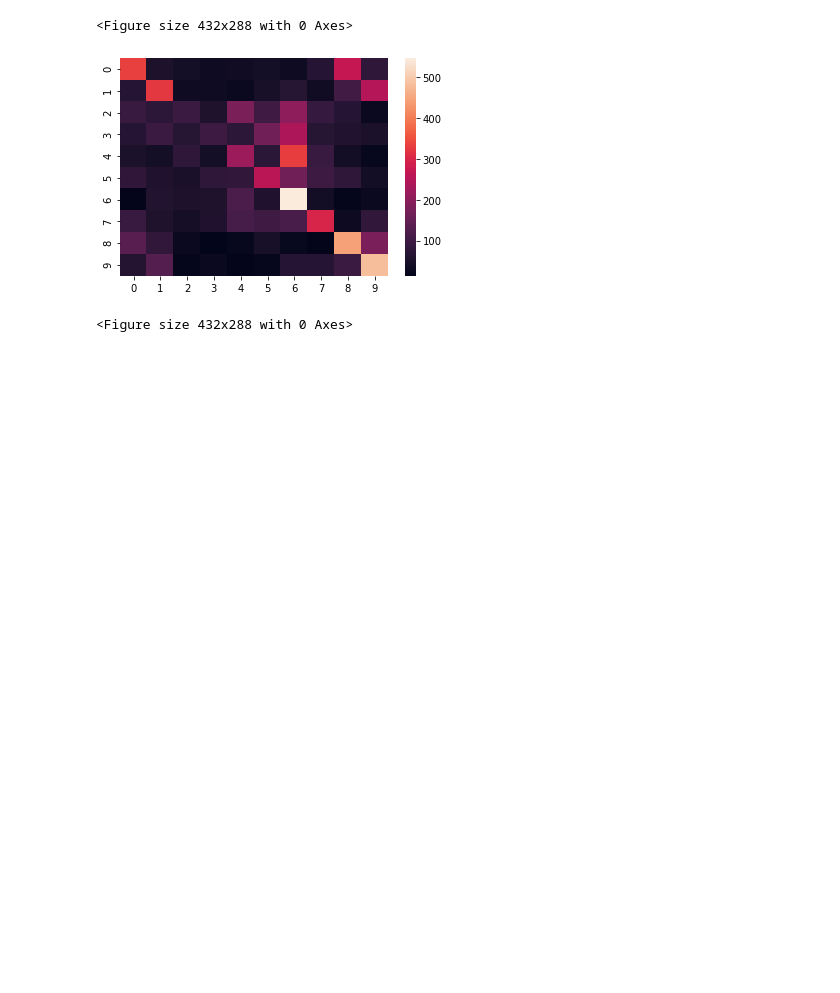
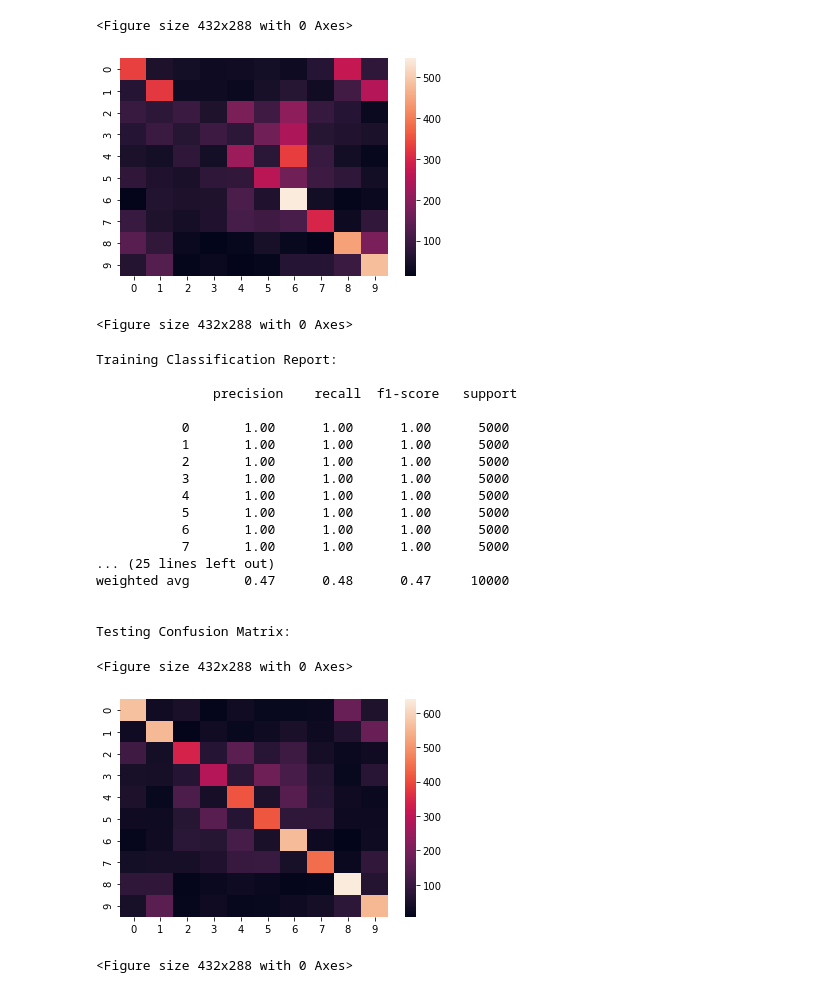
Before and after one commit to rtwhite1546/Spring-2021-Intro-to-Machine-Learning, a Jupyter notebook: Week-11-Random-Forests-and-Boosting/Week11.ipynb, the cells around one changed output. Saved outputs shown, nothing was run; the diff lists cells and outputs as text; code cells hidden in the pictures; blank space fills up the shorter version.

```diff
--- a/Week-11-Random-Forests-and-Boosting/Week11.ipynb
+++ b/Week-11-Random-Forests-and-Boosting/Week11.ipynb
@@ -707,3 +772,59 @@ Testing Confusion Matrix:
 <Figure size 432x288 with 0 Axes>
 [figure]
 <Figure size 432x288 with 0 Axes>
+# %%
+(trainX, trainY), (testX, testY) = cifar10.load_data()
+
+# preprocess the data
+trainX = trainX.reshape(trainX.shape[0], trainX.shape[1] * trainX.shape[2] * 3)
+trainX = trainX.astype('float')/255.0
+
+testX = testX.reshape(testX.shape[0], testX.shape[1] * testX.shape[2] * 3)
+testX = testX.astype('float')/255.0
+
+# build the classifier
+model = ExtraTreesClassifier()
+
+# fit the classifier to the training data
+model.fit(trainX, trainY)
+
+# predict the labels of the training set
+predictedY = model.predict(trainX)
+
+# print quality metrics
+print('\nTraining Classification Report:\n\n', classification_report(trainY, predictedY))
+
+# predict the labels of the test set
+predictedY = model.predict(testX)
+
+# print quality metrics
+print('\nTesting Classification Report:\n\n', classification_report(testY, predictedY))
+
+# predict the labels of the test set
+predictedY = model.predict(testX)
+
+print('\nTesting Confusion Matrix:\n')
+
+sn.heatmap(confusion_matrix(testY, predictedY))
+plt.figure()
+# %% [output]
+Training Classification Report:
+
+               precision    recall  f1-score   support
+
+           0       1.00      1.00      1.00      5000
+           1       1.00      1.00      1.00      5000
+           2       1.00      1.00      1.00      5000
+           3       1.00      1.00      1.00      5000
+           4       1.00      1.00      1.00      5000
+           5       1.00      1.00      1.00      5000
+           6       1.00      1.00      1.00      5000
+           7       1.00      1.00      1.00      5000
+... (25 lines left out)
+weighted avg       0.47      0.48      0.47     10000
+
+
+Testing Confusion Matrix:
+<Figure size 432x288 with 0 Axes>
+[figure, added]
+<Figure size 432x288 with 0 Axes>
```
Also changed, not shown: parts of 4 cells of this notebook.
